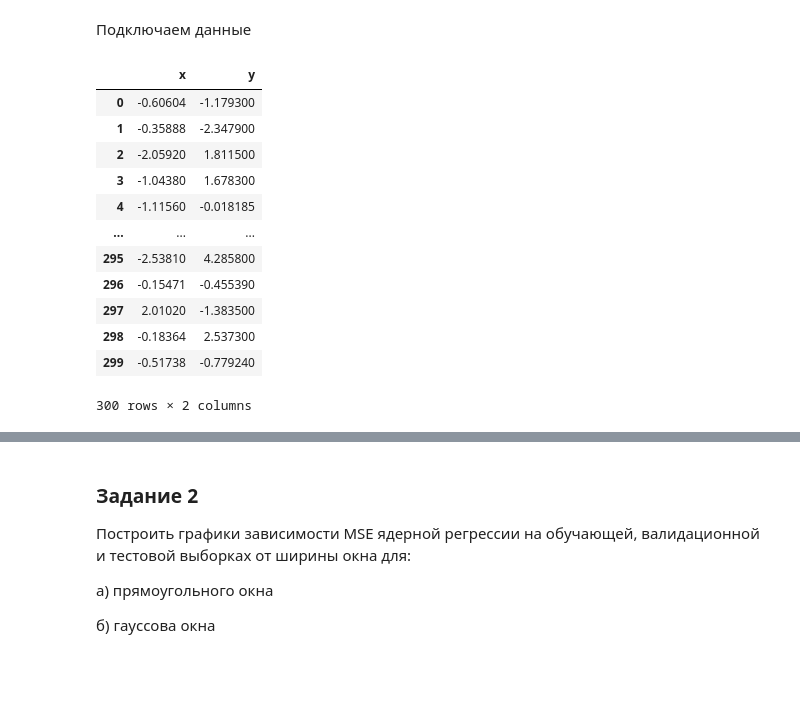
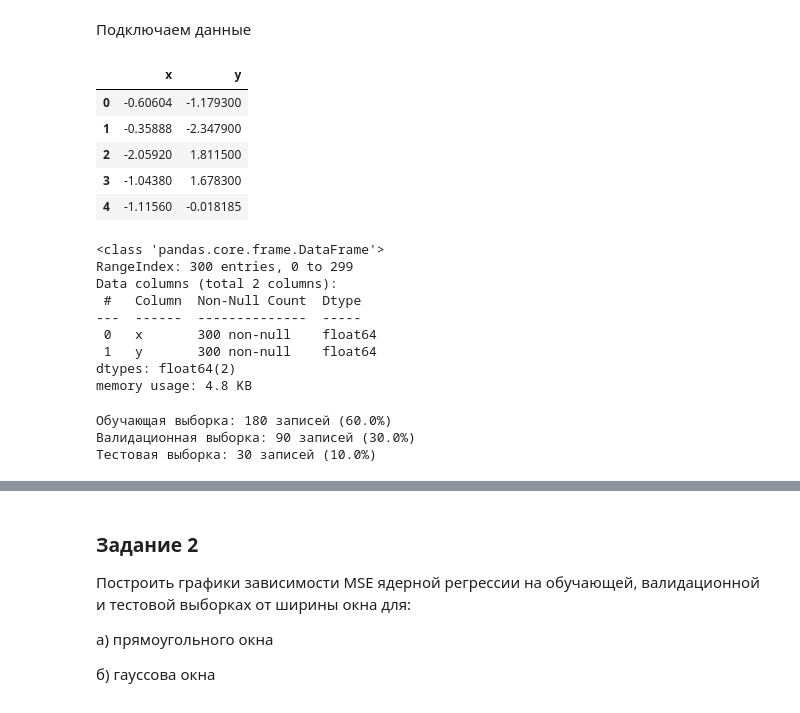
Before and after one commit to nekit2-002/ml-labs, a Jupyter notebook: laba3/laba3.ipynb, the cells around one changed output, grey strips where cells are left out. Cells and saved outputs as stored; diff of their text form; code cells hidden in the pictures; blank space fills up the shorter version.

```diff
--- a/laba3/laba3.ipynb
+++ b/laba3/laba3.ipynb
@@ -9,21 +10,37 @@ import matplotlib.pyplot as plt
 Подключаем данные
 # %%
 data = pd.read_csv('data_ml_v3-06.csv')
-X = data['x']
-y = data['y']
-
-data
+data.head()
+# print(data.shape)
 # %% [output]
 |  | x | y |
 | 0 | -0.60604 | -1.179300 |
 | 1 | -0.35888 | -2.347900 |
 | 2 | -2.05920 | 1.811500 |
 | 3 | -1.04380 | 1.678300 |
 | 4 | -1.11560 | -0.018185 |
-| ... | ... | ... |
-| 295 | -2.53810 | 4.285800 |
-| 296 | -0.15471 | -0.455390 |
-| 297 | 2.01020 | -1.383500 |
-| 298 | -0.18364 | 2.537300 |
-| 299 | -0.51738 | -0.779240 |
-300 rows × 2 columns
+# %%
+data.info()
+# %% [output]
+<class 'pandas.core.frame.DataFrame'>
+RangeIndex: 300 entries, 0 to 299
+Data columns (total 2 columns):
+ #   Column  Non-Null Count  Dtype
+---  ------  --------------  -----
+ 0   x       300 non-null    float64
+ 1   y       300 non-null    float64
+dtypes: float64(2)
+memory usage: 4.8 KB
+# %%
+train_data, temp_data = train_test_split(data, test_size=0.4, random_state=42)
+
+# Второе разбиение: 30% validation и 10% test от исходных данных
+val_data, test_data = train_test_split(temp_data, test_size=0.25, random_state=42)
+
+print(f"Обучающая выборка: {len(train_data)} записей ({len(train_data)/len(data)*100:.1f}%)")
+print(f"Валидационная выборка: {len(val_data)} записей ({len(val_data)/len(data)*100:.1f}%)")
+print(f"Тестовая выборка: {len(test_data)} записей ({len(test_data)/len(data)*100:.1f}%)")
+# %% [output]
+Обучающая выборка: 180 записей (60.0%)
+Валидационная выборка: 90 записей (30.0%)
+Тестовая выборка: 30 записей (10.0%)
```
Also changed, not shown: parts of 13 cells of this notebook.
